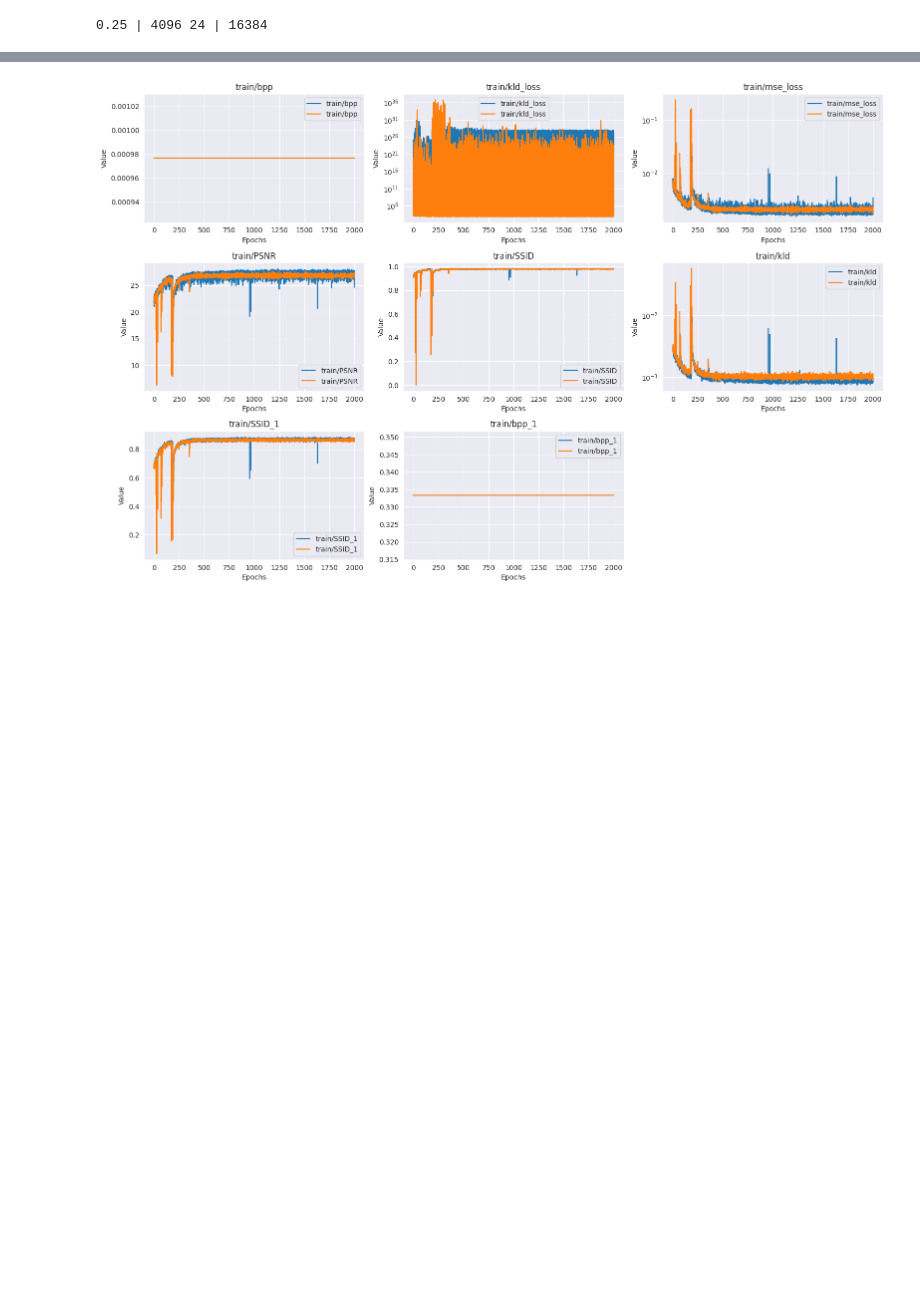
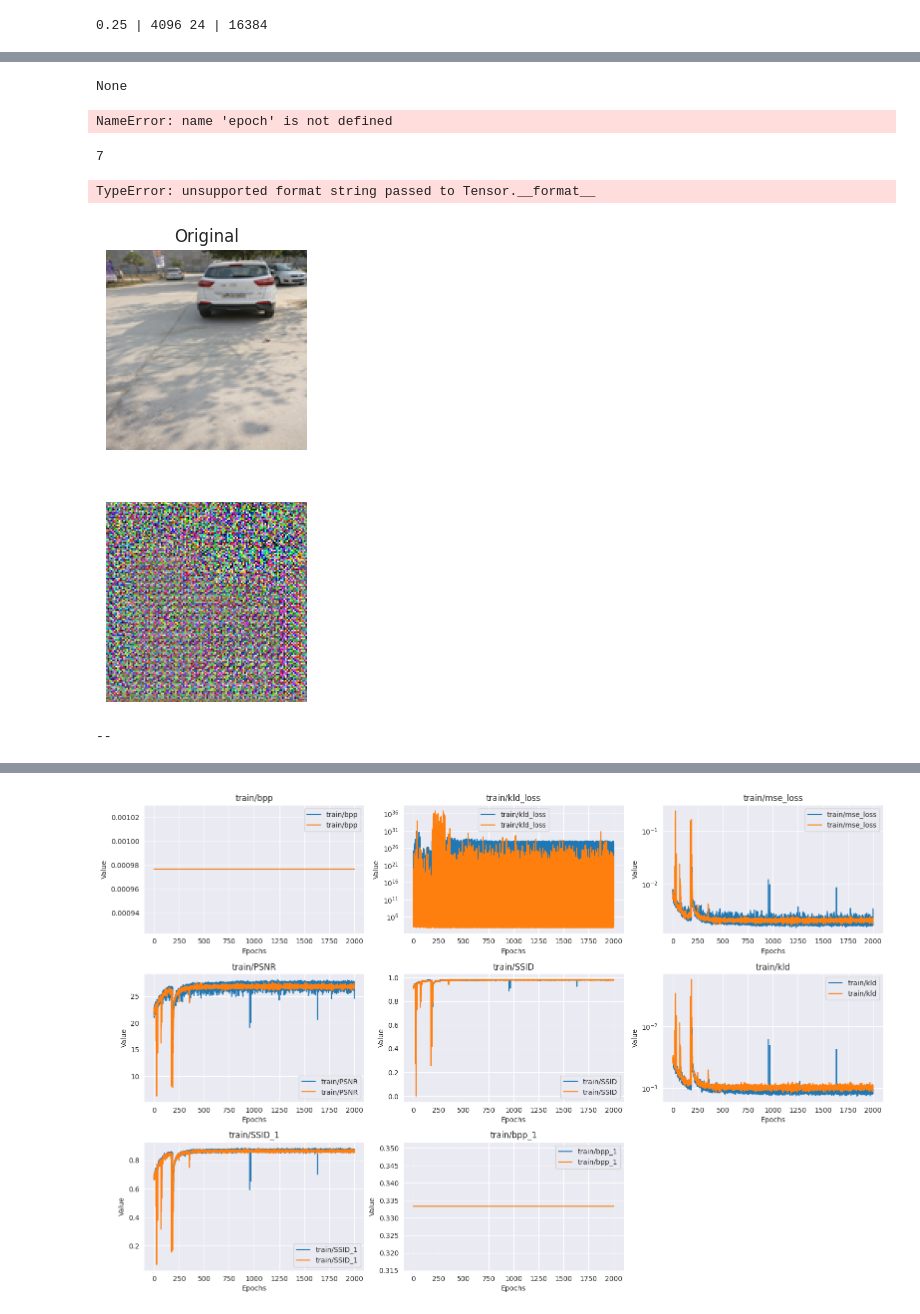
Before and after one commit to DaniinXorchenabo/info_and_coding_theory__itmo_1_1, a Jupyter notebook: notebooks/test.ipynb, the cells around one changed output, grey strips where cells are left out. Saved outputs shown, nothing was run; the diff lists cells and outputs as text; code cells hidden in the pictures; blank space fills up the shorter version.

```diff
--- a/notebooks/test.ipynb
+++ b/notebooks/test.ipynb
@@ -39,10 +60,11 @@ test_dir = './dataset/test'  # Путь к директории с изобра
 batch_size = 24  # Размер мини-батча
 num_workers = 4  # Количество потоков для загрузки данных
 shuffle = True  # Перемешивание данных
+image_size = image_size_h = image_size_w = 128
 
 # Преобразования данных
 transform = transforms.Compose([
-    transforms.Resize((128, 128)),  # Изменение размера изображений
+    transforms.Resize((image_size, image_size)),  # Изменение размера изображений
     transforms.ToTensor(),  # Преобразование изображений в тензоры
     # transforms.Normalize(mean=[0.5, 0.5, 0.5], std=[0.5, 0.5, 0.5]),  # Нормализация
     # transforms.Lambda(lambd=lambda x: x / 255.0)
@@ -82,7 +104,7 @@ train_dataloader = DataLoader(dataset=x_train, batch_size=batch_size, shuffle=sh
 val_dataloader = DataLoader(dataset=x_val, batch_size=batch_size, shuffle=shuffle, num_workers=num_workers)
 
 test_dataset = ImageDataset(root_dir=test_dir, transform=transform)
-test_dataloader = DataLoader(test_dataset, batch_size=batch_size, shuffle=shuffle, num_workers=num_workers)
+test_dataloader = DataLoader(test_dataset, batch_size=batch_size, shuffle=False, num_workers=num_workers)
 
 # Пример использования DataLoader
 print(len(x_train), len(x_val), len(test_dataset), len(dataset))
@@ -207,6 +324,12 @@ def vae_loss_function(recon_x, x, logvar, KL_weight=1):
     MSE = torch.sum(MSE)
     KLD = -0.5 * torch.sum(1 + logvar - logvar.exp())
     KLD = torch.div(KLD, x.shape[0])
+    # l1_lambda = 0.001
+    # l1_reg = sum(p.sum() for p in model.parameters())
+    # l2_reg = sum(p.pow(2).sum() for p in model.parameters())
+    # MSE += l2_reg * l1_lambda
+    # MSE += l1_reg * l1_lambda
+
     return MSE, KLD
 
 
@@ -234,7 +357,7 @@ def kl_divergence(input_image, reconstructed_image):
 
 
 def calculate_ssim(input_image, output_image):
-    assert input_image.shape == output_image.shape, "Размеры входного и выходного изображений должны совпадать."
+    assert input_image.shape == output_image.shape, f"Размеры входного и выходного изображений должны совпадать., {input_image.shape} {output_image.shape}"
     # Создание экземпляра метрики SSIM
     ssim_metric = StructuralSimilarityIndexMeasure(data_range=1.0).to(
         device)  # Ожидается, что изображения нормализованы [0, 1]
@@ -279,7 +402,7 @@ scheduler = StepLR(optimizer, step_size=scheduler_epochs_step, gamma=0.1)
 for images in train_dataloader:
     with torch.no_grad():
         model = model.cpu()
-        test, latent = model(images.cpu())
+        test, latent, *_ = model(images.cpu())
         assert test.size() == images.size(), f"{test.size()} {images.size()}"
         assert images.max() <= 1 and images.min() >= 0, f"min max items {images.min()} {images.max()}"
 
@@ -441,0 +540,34 @@ assert modified_ssim - orig_ssim > 0.05, f"Недостаточно по кач
+# %%
+modified_ssim, *_ = ssim_calc(model, None)
+torch.save(model.state_dict(), f"weights/modification_autoencoder_{epoch}_ssim_{modified_ssim:.05f}.pth")
+# %% [output]
+None
+NameError: name 'epoch' is not defined
+# %%
+# ssim_calc(model, 4)
+ssim_calc(model, 7, draw=True)
+# %% [output]
+7
+TypeError: unsupported format string passed to Tensor.__format__
+[figure, added]
+# %%
+# from data3 import data as codecs_res_data_jpeg
+# from data import data as codecs_res_data
+#
+# # data = {'ae2': {2: [[[23,34,5]]]}}
+# ae2_res = {(k): calculate_ssim(list(test_dataloader)[0][:10], torch.tensor(v).permute(0, 3, 1, 2)) for k, v in codecs_res_data['AE2'].items()}
+# jpeg_res = {k:  torch.tensor(v).permute(2, 0, 1) for k, (v) in codecs_res_data_jpeg['JPEG'].items()}
+# jpeg_res2 = {}
+# for k, v in jpeg_res.items():
+#     jpeg_res2[round(k)] = jpeg_res2.get(round(k), []) + [v[None, ...]]
+# jpeg_res2 = {k: torch.concatenate(v, dim=0) for k, v in jpeg_res2.items()}
+# jpeg_res2 = {k: calculate_ssim(list(test_dataloader)[0][:10], torch.tensor(v)) for k, v in jpeg_res2.items()}
+# {k: v for k, v in jpeg_res2.items()}
+print("--")
+jpeg_data = [
+    [(realbpp, calculate_ssim(in_img[None, ...], I2[None, ...])) for ((realQ, realbpp, realpsnr, I2), in_img) in
+     ((JPEGRDSingleImage(in_img, i), in_img) for in_img in list(test_dataloader)[0])]
+    for i in [0.1, 0.2, 0.3, 0.4, 0.5, 0.6, 0.7, 0.8, 0.9, 1, 1.2, 1.4, 1.6, 1.8, 2, 2.5, 3, 3.5, 4, 5]]
+jpeg_data = list(zip(*[ii for i in jpeg_data for ii in i]))
+# %% [output]
+--
```
Also changed, not shown: parts of 21 cells of this notebook.
